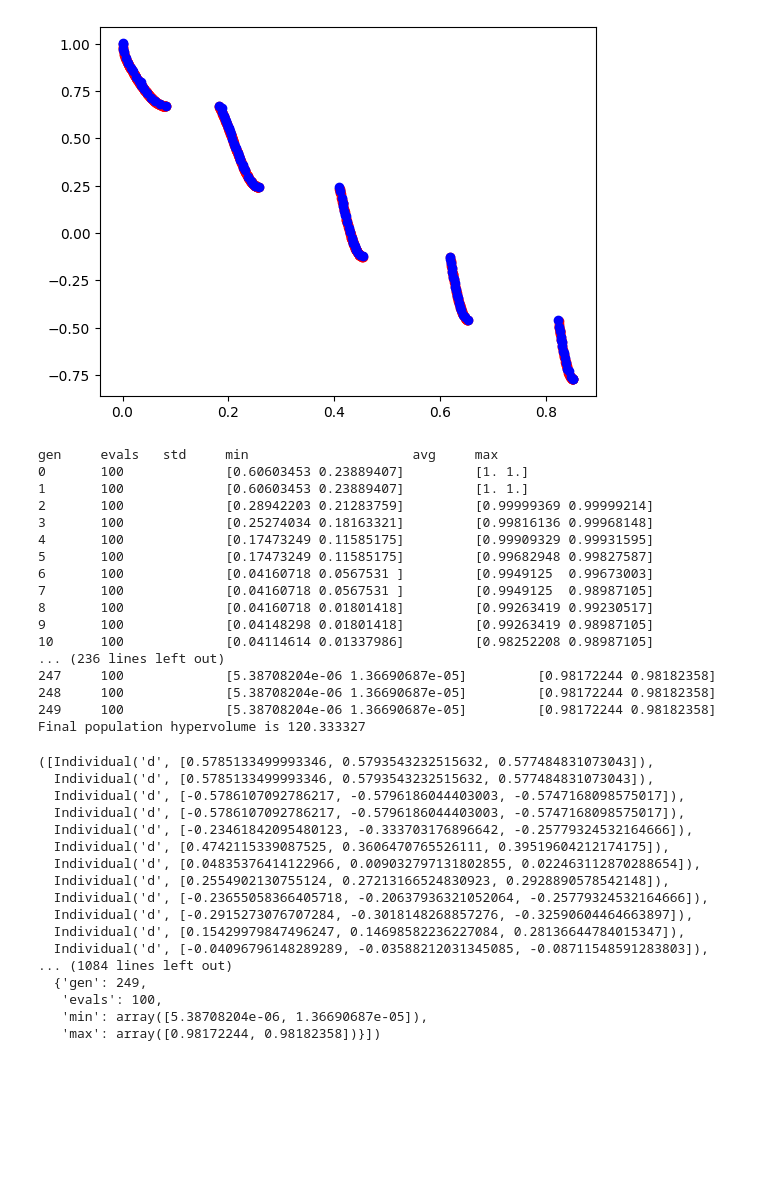
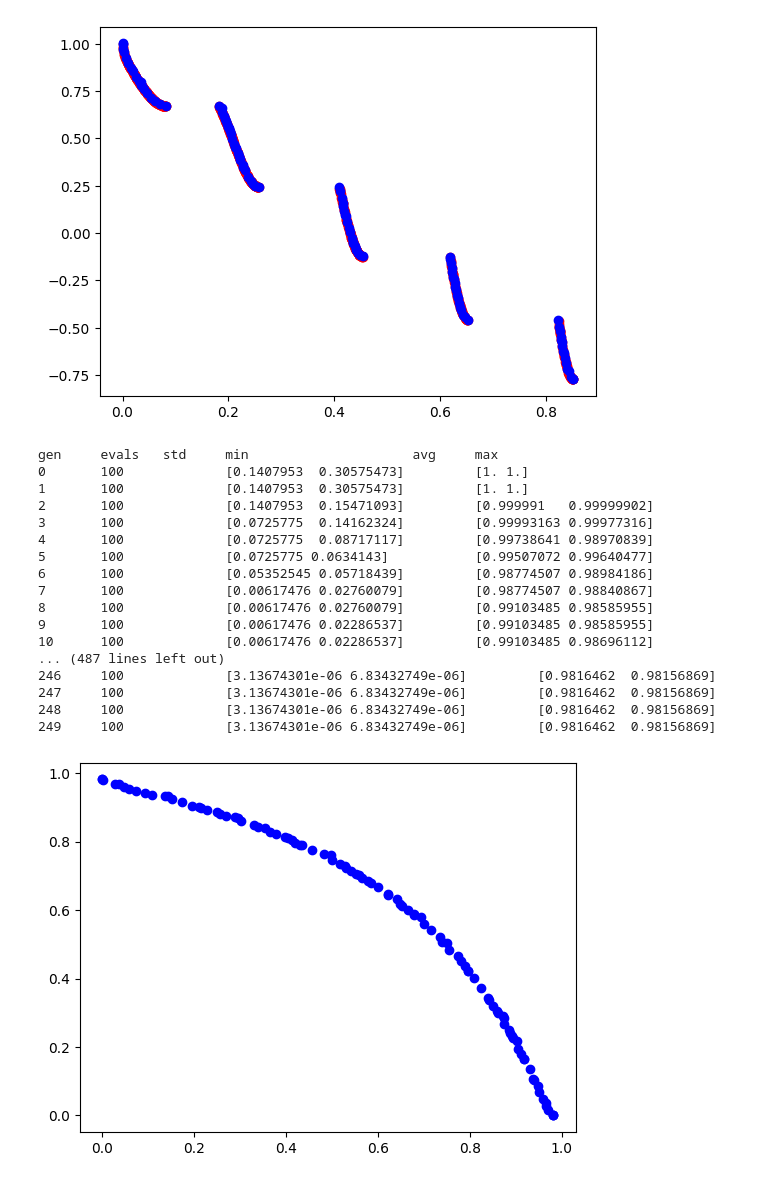
Before and after one commit to TheMMpl/ewolucyjne, a Jupyter notebook: lista6/multi.ipynb, the cells around one changed output. Saved outputs shown, nothing was run; the diff lists cells and outputs as text; code cells hidden in the pictures; blank space fills up the shorter version.

```diff
--- a/lista6/multi.ipynb
+++ b/lista6/multi.ipynb
@@ -283,64 +283,59 @@ def fon_objective(x):
     Returns:
         tuple: (f1, f2) values of the objective functions.
     """
     if len(x) != 3:
         raise ValueError("Input must be a numpy array of size 3.")
 
     f1 = 1 - np.exp(-np.sum((x - 1/np.sqrt(3))**2))
     f2 = 1 - np.exp(-np.sum((x + 1/np.sqrt(3))**2))
 
     return f1, f2
 
 NDIM = 3
 
 def uniform(low, up, size=None):
     try:
         return [random.uniform(a, b) for a, b in zip(low, up)]
     except TypeError:
         return [random.uniform(a, b) for a, b in zip([low] * size, [up] * size)]
 
 toolbox3.register("attr_float", uniform, BOUND_LOW, BOUND_UP, NDIM)
 toolbox3.register("individual", tools.initIterate, creator.Individual, toolbox3.attr_float)
 toolbox3.register("population", tools.initRepeat, list, toolbox3.individual)
 
 toolbox3.register("evaluate", fon_objective)
 toolbox3.register("mate", tools.cxSimulatedBinaryBounded, low=BOUND_LOW, up=BOUND_UP, eta=20.0)
 toolbox3.register("mutate", tools.mutPolynomialBounded, low=BOUND_LOW, up=BOUND_UP, eta=20.0, indpb=1.0/NDIM)
 toolbox3.register("select", tools.selNSGA2)
 
-main(toolbox3)
+#main(toolbox3)
+def print_results(toolbox):
+
+    pop, stats = main(toolbox)
+    pop.sort(key=lambda x: x.fitness.values)
+    print(stats)
+    front = numpy.array([ind.fitness.values for ind in pop])
+    plt.scatter(front[:,0], front[:,1], c="b")
+    plt.axis("tight")
+    plt.show()
+
+print_results(toolbox3)
 # %% [output]
 gen     evals   std     min                     avg     max
-0       100             [0.60603453 0.23889407]         [1. 1.]
-1       100             [0.60603453 0.23889407]         [1. 1.]
-2       100             [0.28942203 0.21283759]         [0.99999369 0.99999214]
-3       100             [0.25274034 0.18163321]         [0.99816136 0.99968148]
-4       100             [0.17473249 0.11585175]         [0.99909329 0.99931595]
-5       100             [0.17473249 0.11585175]         [0.99682948 0.99827587]
-6       100             [0.04160718 0.0567531 ]         [0.9949125  0.99673003]
-7       100             [0.04160718 0.0567531 ]         [0.9949125  0.98987105]
-8       100             [0.04160718 0.01801418]         [0.99263419 0.99230517]
-9       100             [0.04148298 0.01801418]         [0.99263419 0.98987105]
-10      100             [0.04114614 0.01337986]         [0.98252208 0.98987105]
-... (236 lines left out)
-247     100             [5.38708204e-06 1.36690687e-05]         [0.98172244 0.98182358]
-248     100             [5.38708204e-06 1.36690687e-05]         [0.98172244 0.98182358]
-249     100             [5.38708204e-06 1.36690687e-05]         [0.98172244 0.98182358]
-Final population hypervolume is 120.333327
+0       100             [0.1407953  0.30575473]         [1. 1.]
+1       100             [0.1407953  0.30575473]         [1. 1.]
+2       100             [0.1407953  0.15471093]         [0.999991   0.99999902]
+3       100             [0.0725775  0.14162324]         [0.99993163 0.99977316]
+4       100             [0.0725775  0.08717117]         [0.99738641 0.98970839]
+5       100             [0.0725775 0.0634143]           [0.99507072 0.99640477]
+6       100             [0.05352545 0.05718439]         [0.98774507 0.98984186]
+7       100             [0.00617476 0.02760079]         [0.98774507 0.98840867]
+8       100             [0.00617476 0.02760079]         [0.99103485 0.98585955]
+9       100             [0.00617476 0.02286537]         [0.99103485 0.98585955]
+10      100             [0.00617476 0.02286537]         [0.99103485 0.98696112]
+... (487 lines left out)
+246     100             [3.13674301e-06 6.83432749e-06]         [0.9816462  0.98156869]
+247     100             [3.13674301e-06 6.83432749e-06]         [0.9816462  0.98156869]
+248     100             [3.13674301e-06 6.83432749e-06]         [0.9816462  0.98156869]
+249     100             [3.13674301e-06 6.83432749e-06]         [0.9816462  0.98156869]
-([Individual('d', [0.5785133499993346, 0.5793543232515632, 0.577484831073043]),
-  Individual('d', [0.5785133499993346, 0.5793543232515632, 0.577484831073043]),
-  Individual('d', [-0.5786107092786217, -0.5796186044403003, -0.5747168098575017]),
-  Individual('d', [-0.5786107092786217, -0.5796186044403003, -0.5747168098575017]),
-  Individual('d', [-0.23461842095480123, -0.333703176896642, -0.25779324532164666]),
-  Individual('d', [0.4742115339087525, 0.3606470765526111, 0.39519604212174175]),
-  Individual('d', [0.04835376414122966, 0.009032797131802855, 0.022463112870288654]),
-  Individual('d', [0.2554902130755124, 0.27213166524830923, 0.2928890578542148]),
-  Individual('d', [-0.23655058366405718, -0.20637936321052064, -0.25779324532164666]),
-  Individual('d', [-0.2915273076707284, -0.3018148268857276, -0.32590604464663897]),
-  Individual('d', [0.15429979847496247, 0.14698582236227084, 0.28136644784015347]),
-  Individual('d', [-0.04096796148289289, -0.03588212031345085, -0.08711548591283803]),
-... (1084 lines left out)
-  {'gen': 249,
-   'evals': 100,
-   'min': array([5.38708204e-06, 1.36690687e-05]),
-   'max': array([0.98172244, 0.98182358])}])
+[figure, added]
```
